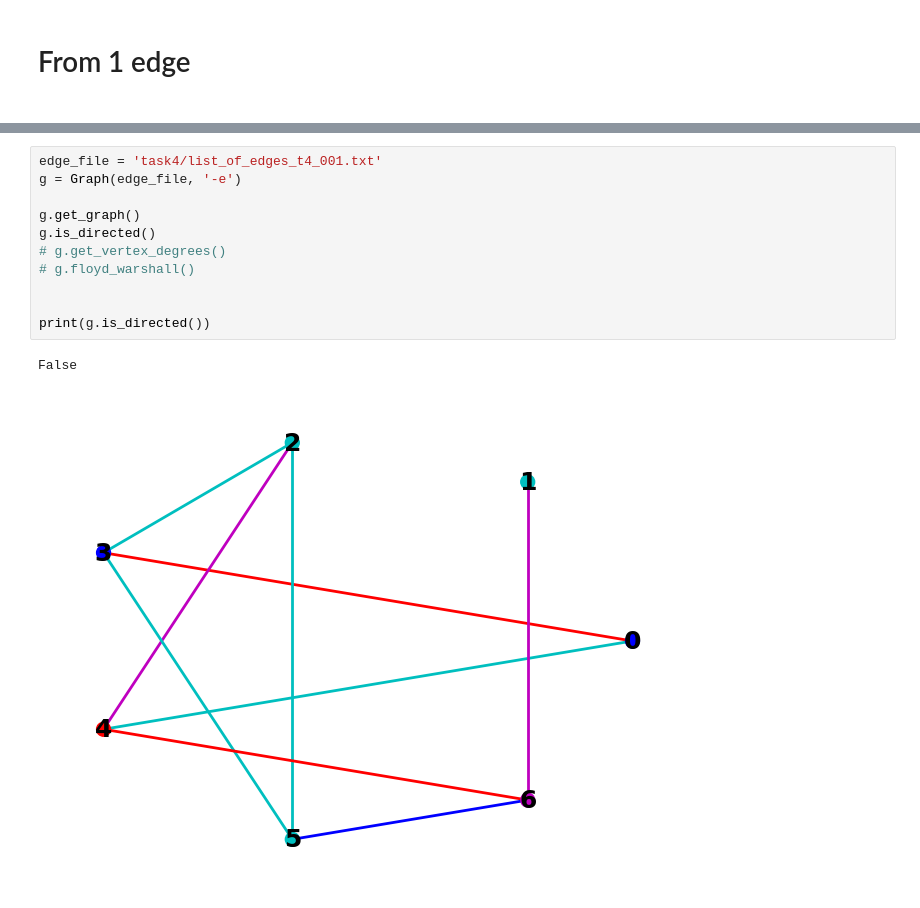
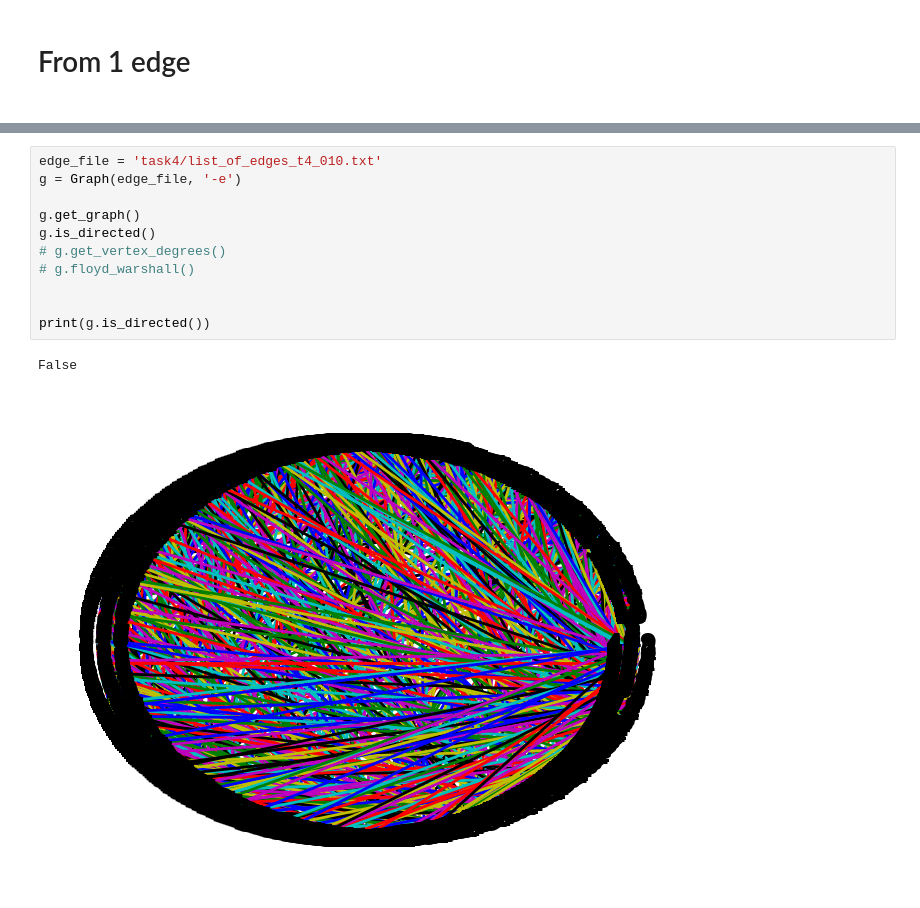
Before and after one commit to Krasnovik/GraphLabs, a Jupyter notebook: Graph.ipynb, the cells around one changed output, grey strips where cells are left out. Drawn from its saved outputs; the diff is of its cells as text.

```diff
--- a/Graph.ipynb
+++ b/Graph.ipynb
@@ -205,14 +312,14 @@ print(components)
 # %%
-edge_file = 'task4/list_of_edges_t4_001.txt'
+edge_file = 'task4/list_of_edges_t4_010.txt'
 g = Graph(edge_file, '-e')
 
 g.get_graph()
 g.is_directed()
 # g.get_vertex_degrees()
 # g.floyd_warshall()
 
 
 print(g.is_directed())
 # %% [output]
 False
-[figure, old version]
+[figure, new version]
```
Also changed, not shown: parts of 4 cells of this notebook.
